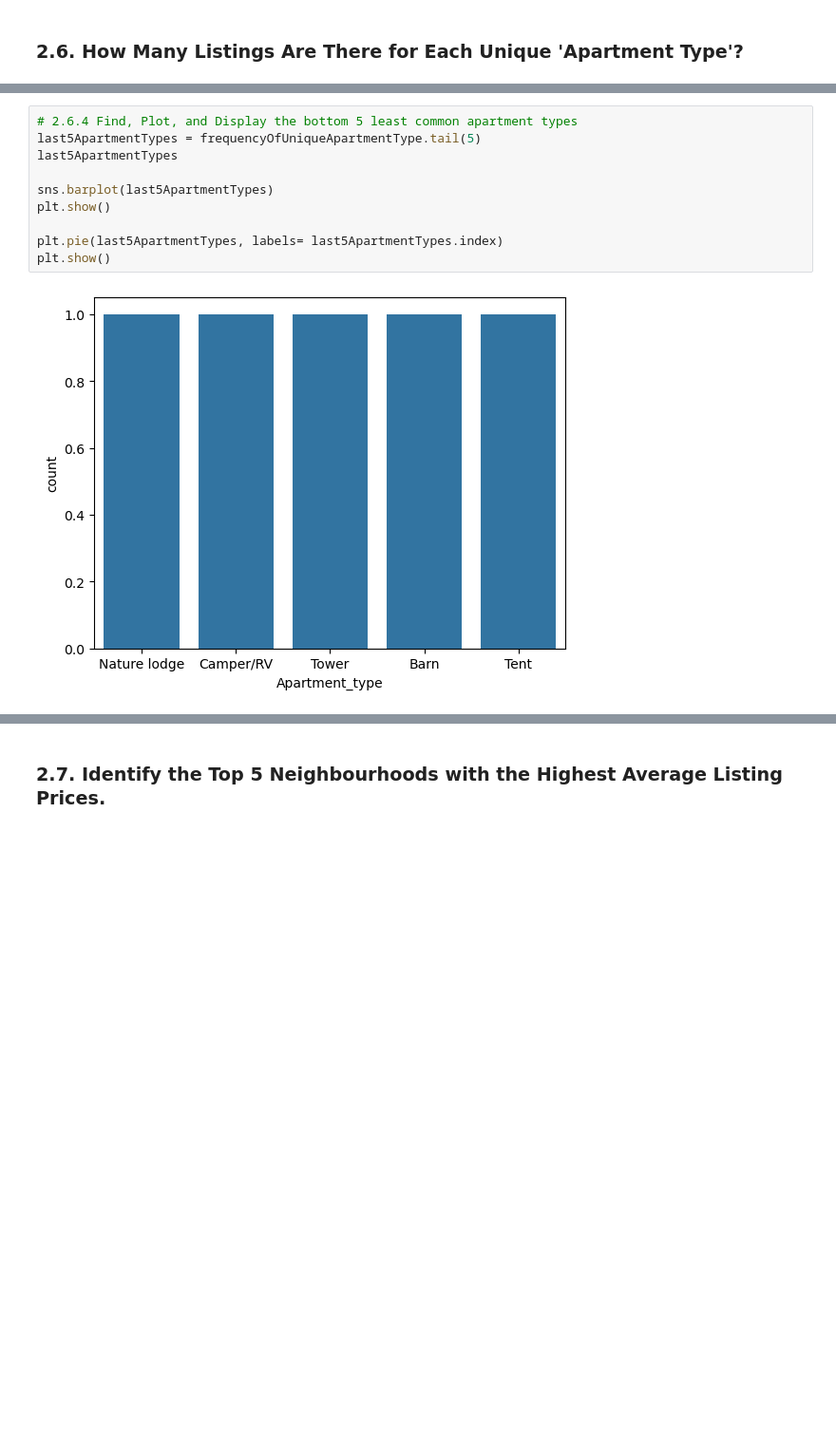
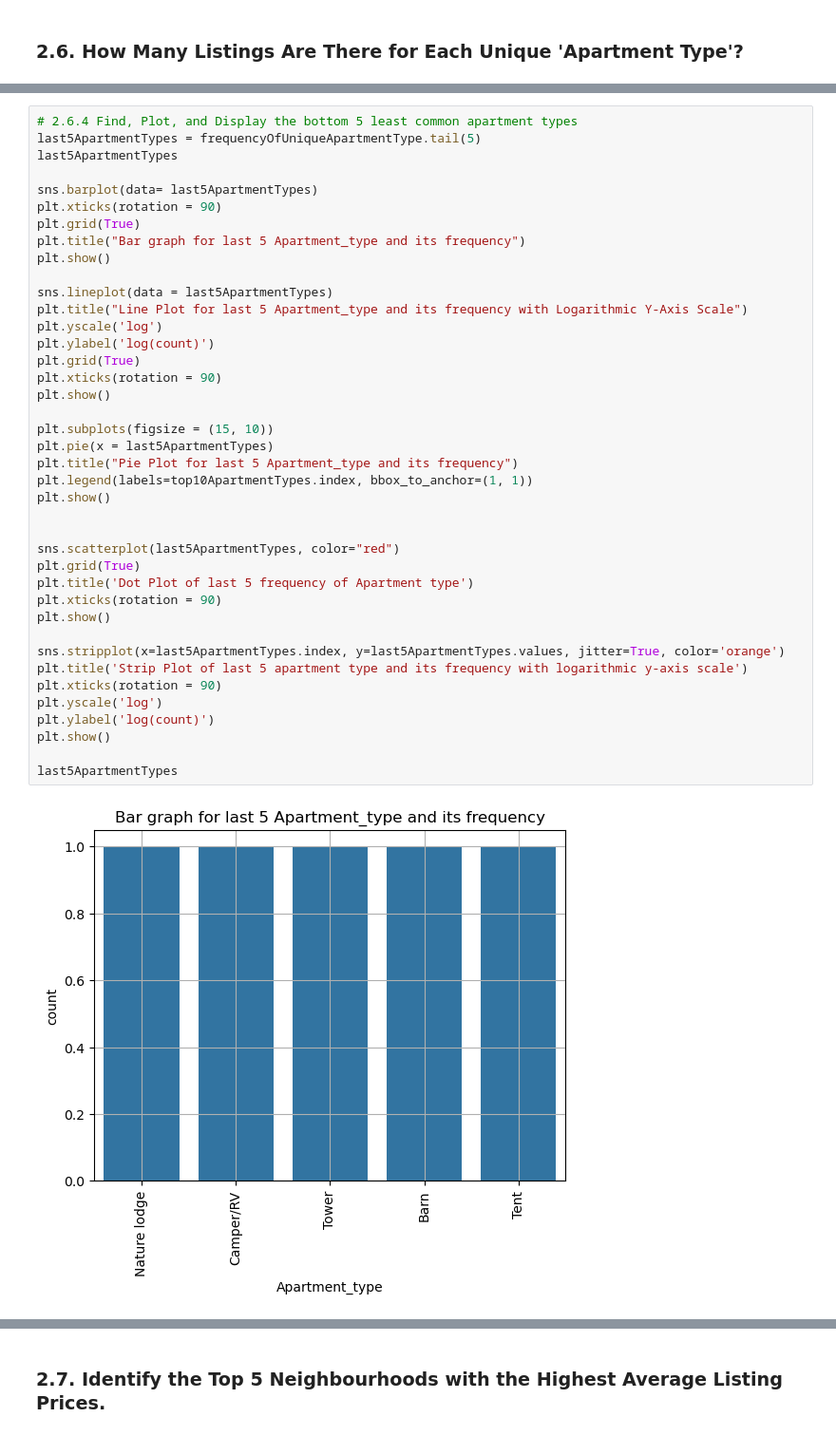
Before and after one commit to buddhathapa12/PrespectiveOnDataScience, a Jupyter notebook: airbnbDataAnalysis/E923Q669_CS746_HW1_EDA.ipynb, the cells around one changed output, grey strips where cells are left out. Shown at 95% size. Cells and saved outputs as stored; diff of their text form; blank space fills up the shorter version.

```diff
--- a/airbnbDataAnalysis/E923Q669_CS746_HW1_EDA.ipynb
+++ b/airbnbDataAnalysis/E923Q669_CS746_HW1_EDA.ipynb
@@ -599,12 +664,42 @@ plt.show()
 # %%
 # 2.6.4 Find, Plot, and Display the bottom 5 least common apartment types
 last5ApartmentTypes = frequencyOfUniqueApartmentType.tail(5)
 last5ApartmentTypes
 
-sns.barplot(last5ApartmentTypes)
+sns.barplot(data= last5ApartmentTypes)
+plt.xticks(rotation = 90)
+plt.grid(True)
+plt.title("Bar graph for last 5 Apartment_type and its frequency")
 plt.show()
 
-plt.pie(last5ApartmentTypes, labels= last5ApartmentTypes.index)
+sns.lineplot(data = last5ApartmentTypes)
+plt.title("Line Plot for last 5 Apartment_type and its frequency with Logarithmic Y-Axis Scale")
+plt.yscale('log')
+plt.ylabel('log(count)')
+plt.grid(True)
+plt.xticks(rotation = 90)
 plt.show()
+
+plt.subplots(figsize = (15, 10))
+plt.pie(x = last5ApartmentTypes)
+plt.title("Pie Plot for last 5 Apartment_type and its frequency")
+plt.legend(labels=top10ApartmentTypes.index, bbox_to_anchor=(1, 1))
+plt.show()
+
+
+sns.scatterplot(last5ApartmentTypes, color="red")
+plt.grid(True)
+plt.title('Dot Plot of last 5 frequency of Apartment type')
+plt.xticks(rotation = 90)
+plt.show()
+
+sns.stripplot(x=last5ApartmentTypes.index, y=last5ApartmentTypes.values, jitter=True, color='orange')
+plt.title('Strip Plot of last 5 apartment type and its frequency with logarithmic y-axis scale')
+plt.xticks(rotation = 90)
+plt.yscale('log')
+plt.ylabel('log(count)')
+plt.show()
+
+last5ApartmentTypes
 # %% [output]
-[figure, old version]
+[figure, new version]
```
Also changed, not shown: parts of 9 cells of this notebook.
